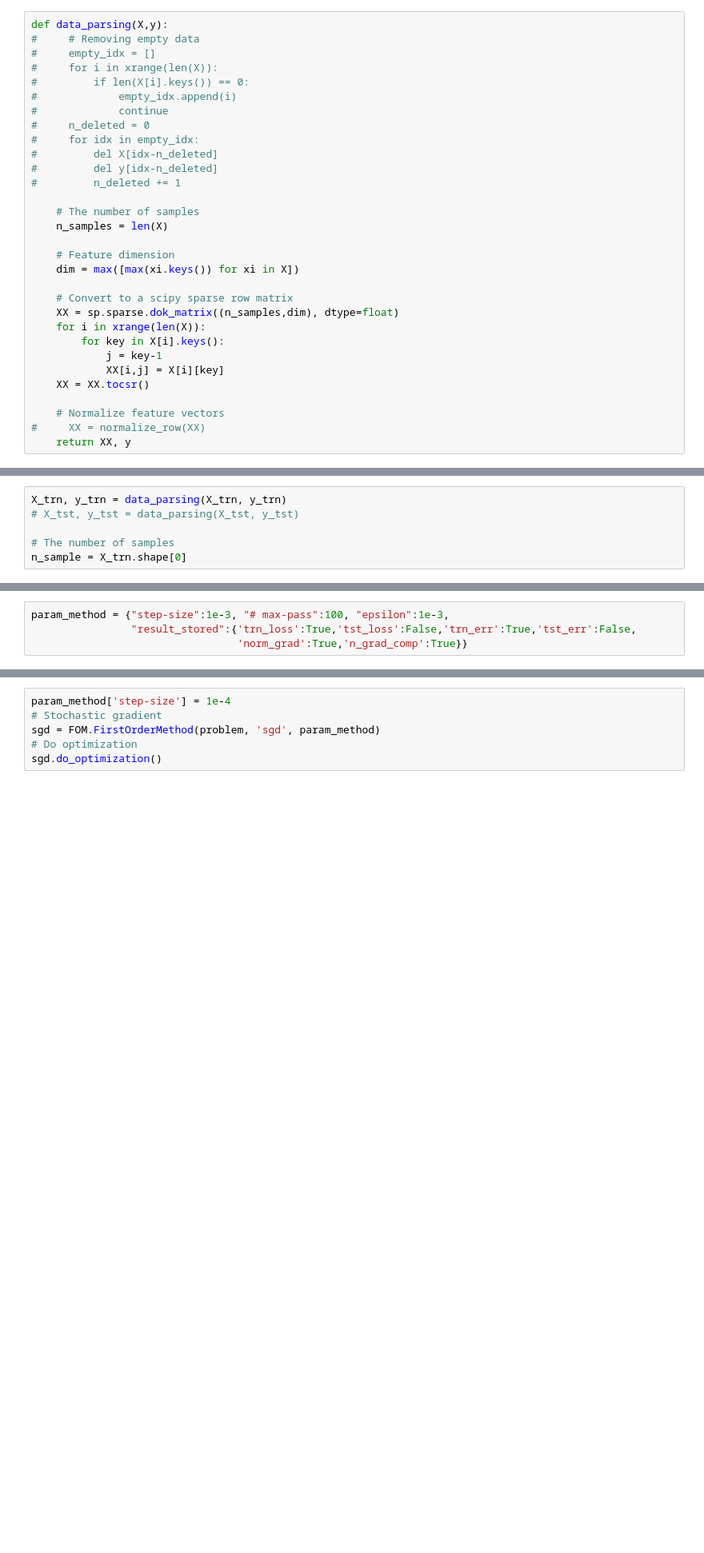
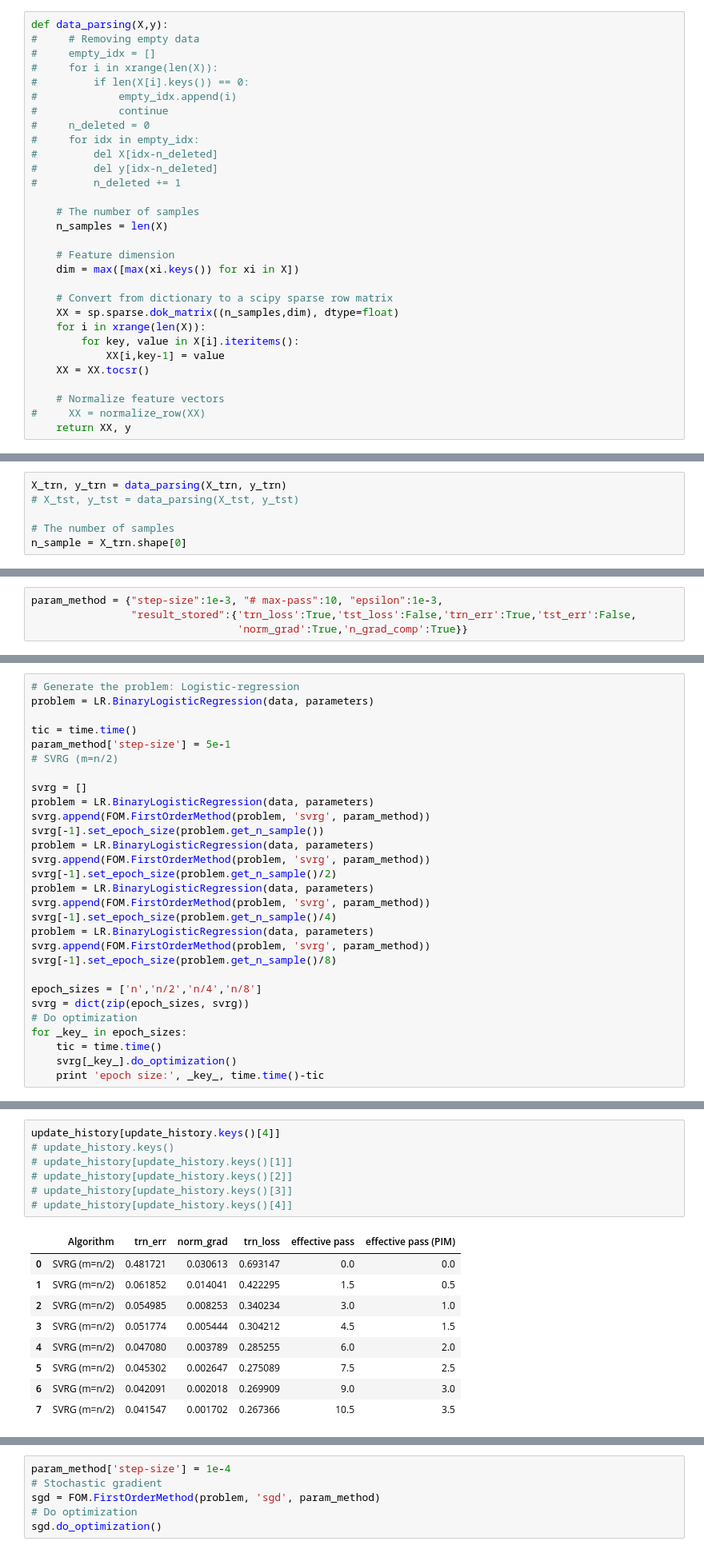
Before and after one commit to hskim127/codes, a Jupyter notebook: SVRG.ipynb, the cells around one changed output, grey strips where cells are left out. Shown at 80% size. Saved outputs shown, nothing was run; the diff lists cells and outputs as text; blank space fills up the shorter version.

```diff
--- a/SVRG.ipynb
+++ b/SVRG.ipynb
@@ -56,12 +57,11 @@ def data_parsing(X,y):
     # Feature dimension
     dim = max([max(xi.keys()) for xi in X])
 
-    # Convert to a scipy sparse row matrix
+    # Convert from dictionary to a scipy sparse row matrix
     XX = sp.sparse.dok_matrix((n_samples,dim), dtype=float)
     for i in xrange(len(X)):
-        for key in X[i].keys():
-            j = key-1
-            XX[i,j] = X[i][key]
+        for key, value in X[i].iteritems():
+            XX[i,key-1] = value
     XX = XX.tocsr()
 
     # Normalize feature vectors
@@ -86,5 +85,5 @@ problem = LR.BinaryLogisticRegression(data, parameters)
 # %%
-param_method = {"step-size":1e-3, "# max-pass":100, "epsilon":1e-3,
+param_method = {"step-size":1e-3, "# max-pass":10, "epsilon":1e-3,
                 "result_stored":{'trn_loss':True,'tst_loss':False,'trn_err':True,'tst_err':False,
                                  'norm_grad':True,'n_grad_comp':True}}
 # %%
@@ -165,0 +139,29 @@ param_method['epsilon']
+# %%
+# Generate the problem: Logistic-regression
+problem = LR.BinaryLogisticRegression(data, parameters)
+
+tic = time.time()
+param_method['step-size'] = 5e-1
+# SVRG (m=n/2)
+
+svrg = []
+problem = LR.BinaryLogisticRegression(data, parameters)
+svrg.append(FOM.FirstOrderMethod(problem, 'svrg', param_method))
+svrg[-1].set_epoch_size(problem.get_n_sample())
+problem = LR.BinaryLogisticRegression(data, parameters)
+svrg.append(FOM.FirstOrderMethod(problem, 'svrg', param_method))
+svrg[-1].set_epoch_size(problem.get_n_sample()/2)
+problem = LR.BinaryLogisticRegression(data, parameters)
+svrg.append(FOM.FirstOrderMethod(problem, 'svrg', param_method))
+svrg[-1].set_epoch_size(problem.get_n_sample()/4)
+problem = LR.BinaryLogisticRegression(data, parameters)
+svrg.append(FOM.FirstOrderMethod(problem, 'svrg', param_method))
+svrg[-1].set_epoch_size(problem.get_n_sample()/8)
+
+epoch_sizes = ['n','n/2','n/4','n/8']
+svrg = dict(zip(epoch_sizes, svrg))
+# Do optimization
+for _key_ in epoch_sizes:
+    tic = time.time()
+    svrg[_key_].do_optimization()
+    print 'epoch size:', _key_, time.time()-tic
@@ -165,0 +218,17 @@ param_method['epsilon']
+# %%
+update_history[update_history.keys()[4]]
+# update_history.keys()
+# update_history[update_history.keys()[1]]
+# update_history[update_history.keys()[2]]
+# update_history[update_history.keys()[3]]
+# update_history[update_history.keys()[4]]
+# %% [output]
+|  | Algorithm | trn_err | norm_grad | trn_loss | effective pass | effective pass (PIM) |
+| 0 | SVRG (m=n/2) | 0.481721 | 0.030613 | 0.693147 | 0.0 | 0.0 |
+| 1 | SVRG (m=n/2) | 0.061852 | 0.014041 | 0.422295 | 1.5 | 0.5 |
+| 2 | SVRG (m=n/2) | 0.054985 | 0.008253 | 0.340234 | 3.0 | 1.0 |
+| 3 | SVRG (m=n/2) | 0.051774 | 0.005444 | 0.304212 | 4.5 | 1.5 |
+| 4 | SVRG (m=n/2) | 0.047080 | 0.003789 | 0.285255 | 6.0 | 2.0 |
+| 5 | SVRG (m=n/2) | 0.045302 | 0.002647 | 0.275089 | 7.5 | 2.5 |
+| 6 | SVRG (m=n/2) | 0.042091 | 0.002018 | 0.269909 | 9.0 | 3.0 |
+| 7 | SVRG (m=n/2) | 0.041547 | 0.001702 | 0.267366 | 10.5 | 3.5 |
```
Also changed, not shown: parts of 15 cells of this notebook, 15 other files.
